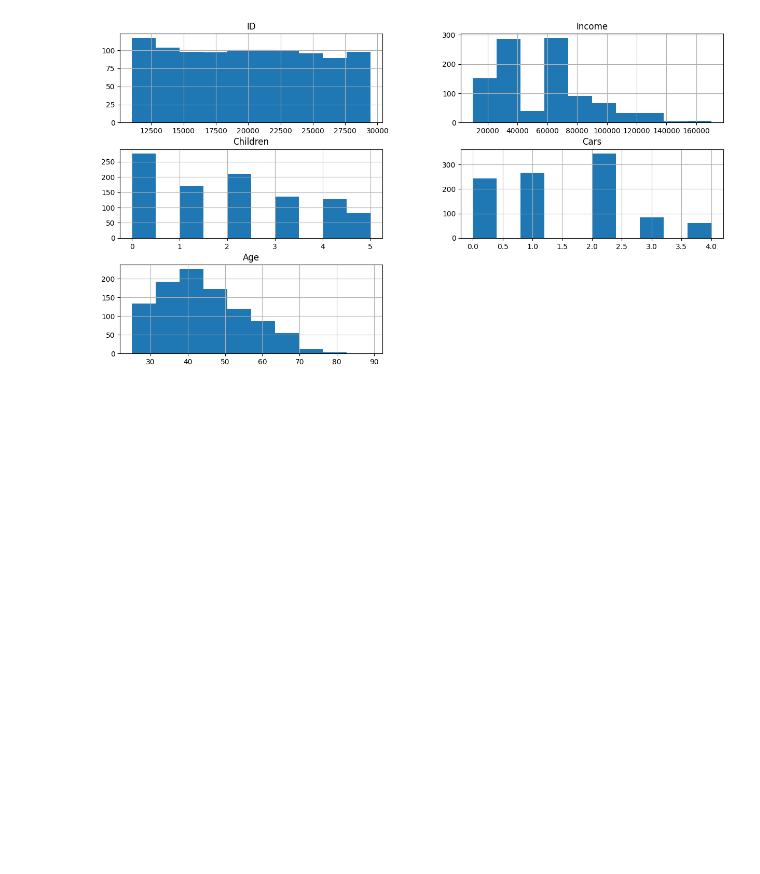
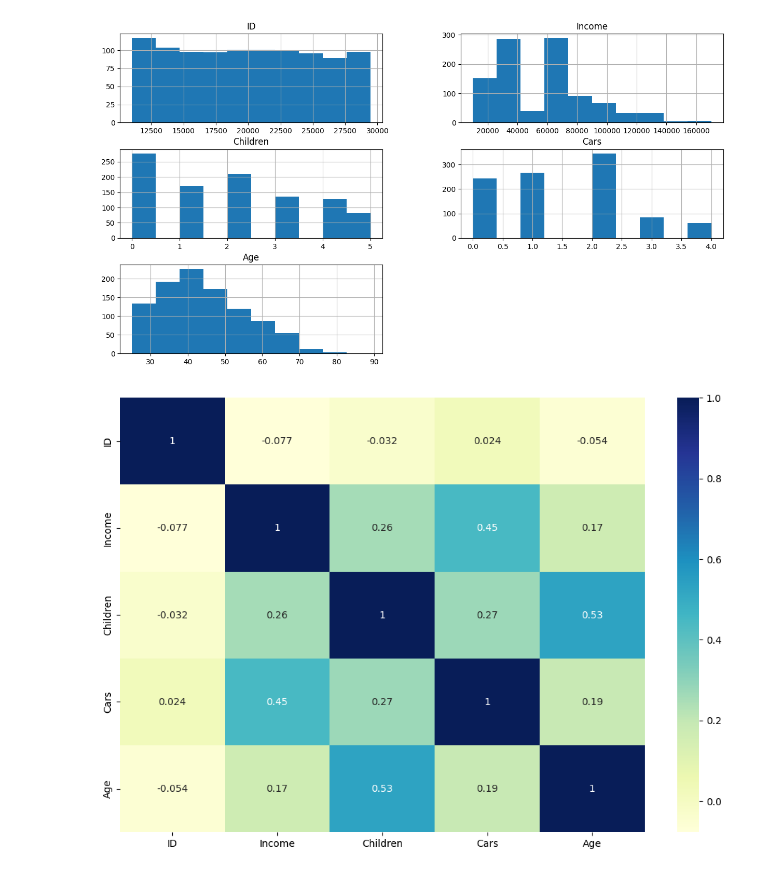
Before and after one commit to KeneanDita/R2DS, a Jupyter notebook: AI/BB/Bike buyers.ipynb, the cells around one changed output. Cells and saved outputs as stored; diff of their text form; code cells hidden in the pictures; blank space fills up the shorter version.

Commit message:
heatmap checkpoint

```diff
--- a/AI/BB/Bike buyers.ipynb
+++ b/AI/BB/Bike buyers.ipynb
@@ -65,3 +65,11 @@ memory usage: 101.7+ KB
 df.hist(figsize = (15,8));
 # %% [output]
 [figure]
+# %%
+X = df[['ID', 'Income', 'Children', 'Cars', 'Age']]
+# %%
+plt.figure(figsize=(12, 8));
+sns.heatmap(X.corr(), annot=True, cmap="YlGnBu");
+plt.savefig("Correlation Heatmap.png", dpi=300);
+# %% [output]
+[figure, added]
```
